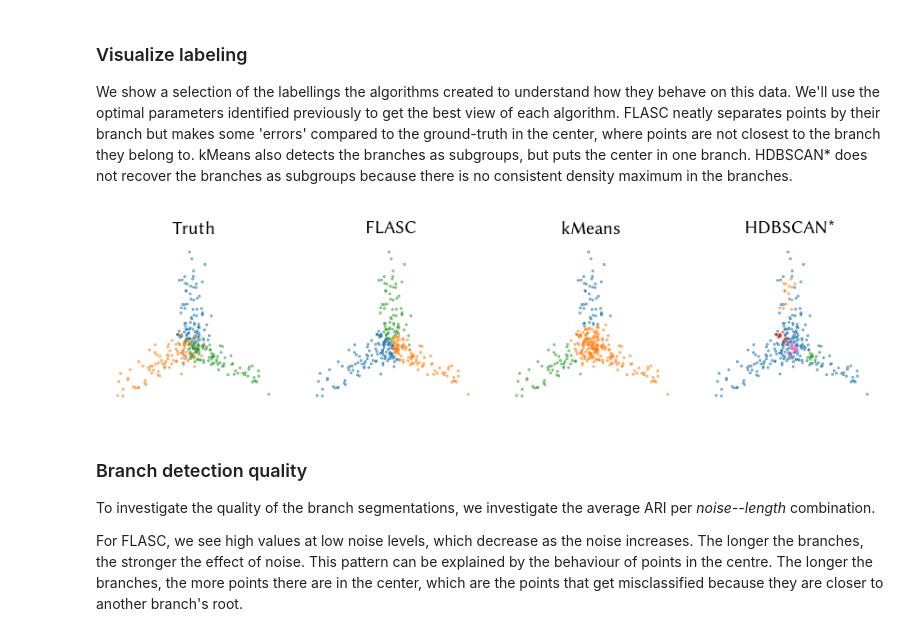
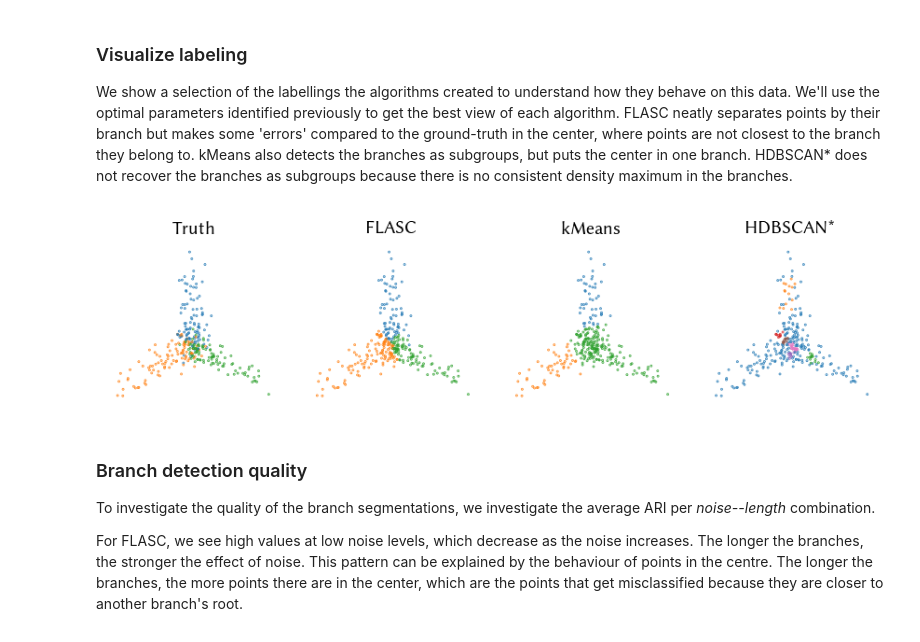
Before and after one commit to vda-lab/pyflasc, a Jupyter notebook: notebooks/Comparison_branch_stability.ipynb, the cells around one changed output. Drawn from its saved outputs; the diff is of its cells as text; code cells hidden in the pictures.

```diff
--- a/notebooks/Comparison_branch_stability.ipynb
+++ b/notebooks/Comparison_branch_stability.ipynb
@@ -728,35 +724,44 @@ s = datasets\
     .query(f'branch_length == {l}')
 
 ks = mparams\
     .query(f'noise_ratio == {r}')\
     .query(f'branch_length == {l}')
 
 fs = fparams\
     .query(f'noise_ratio == {r}')\
     .query(f'branch_length == {l}')\
     .query('branch_detection_method=="core"')\
     .query('branch_selection_method=="leaf"')\
     .query('min_branch_size==12')
 
 hs = hparams\
     .query(f'noise_ratio == {r}')\
     .query(f'branch_length == {l}')\
     .query('cluster_selection_method=="leaf"')\
     .query('min_cluster_size==8')
 
+# Match colors between branch-subgroups
+mappings = [
+    None,
+    np.array([1, 2, 0]),
+    np.array([0, 2, 1]),
+    None,
+]
 
-for i, (alg, ys) in enumerate(zip(['Truth', 'FLASC', 'kMeans', 'HDBSCAN*'], [s.y, fs.labels, ks.labels, hs.labels])):
+for i, (alg, ys, remap) in enumerate(zip(['Truth', 'FLASC', 'kMeans', 'HDBSCAN*'], [s.y, fs.labels, ks.labels, hs.labels], mappings)):
     plt.subplot(1, 4, i+1)
     X = s.X.iloc[4]
     y = ys.iloc[4]
+    if remap is not None:
+        y = remap[y]
     plt.scatter(X.T[0], X.T[1], 0.1, y, cmap='tab10', vmin=0, vmax=9)
     plt.title(alg, fontsize=9.5)
     frame_off()
 plt.subplots_adjust(0, 0, 1, 0.9)
 plt.savefig('./images/branch_stability_labelling_example.png', dpi=600, pad_inches=0)
 plt.show()
 # %% [output]
-[figure, old version]
+[figure, new version]
 # %% [markdown]
 ### Branch detection quality
 
```
Also changed, not shown: parts of 1 cell of this notebook, 18 other files.
